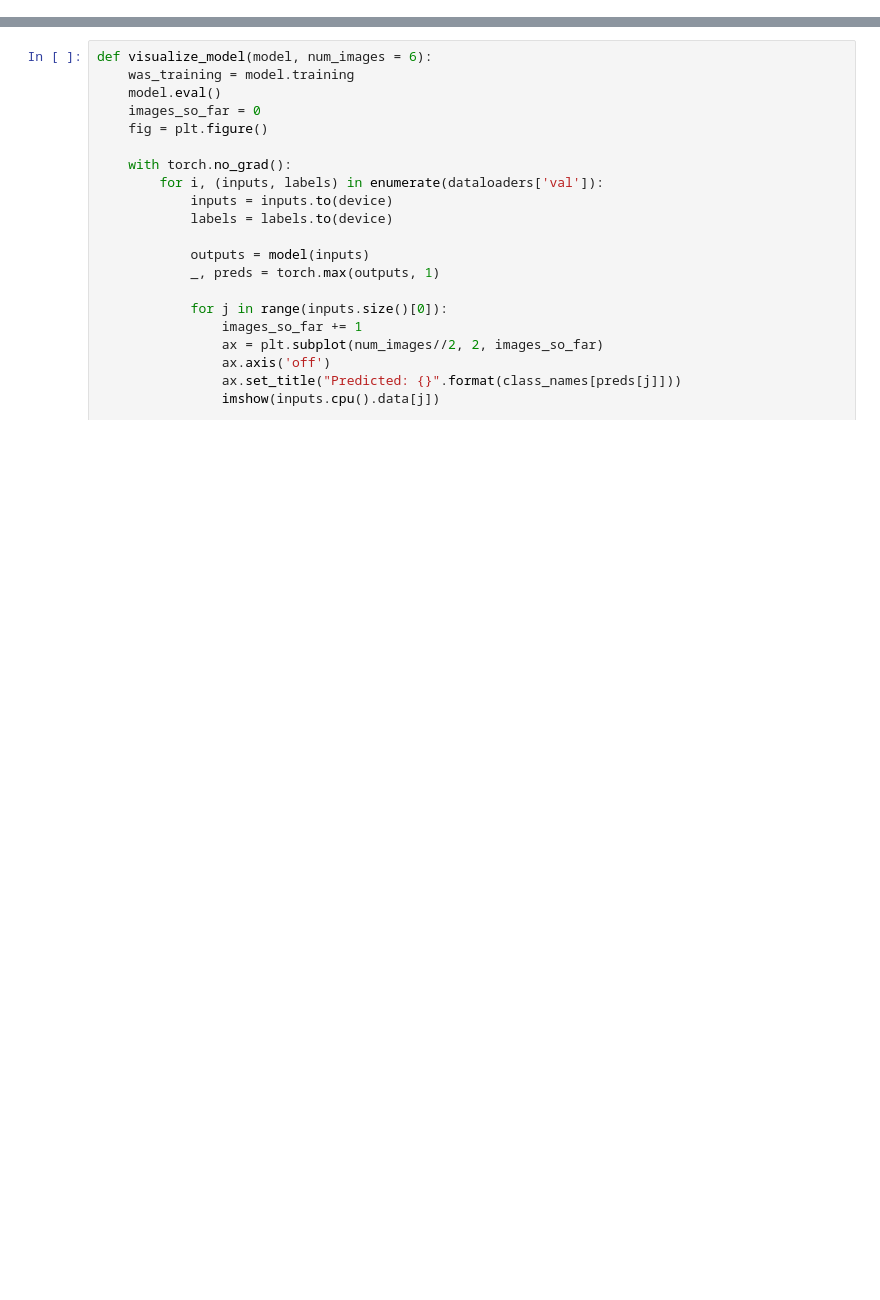
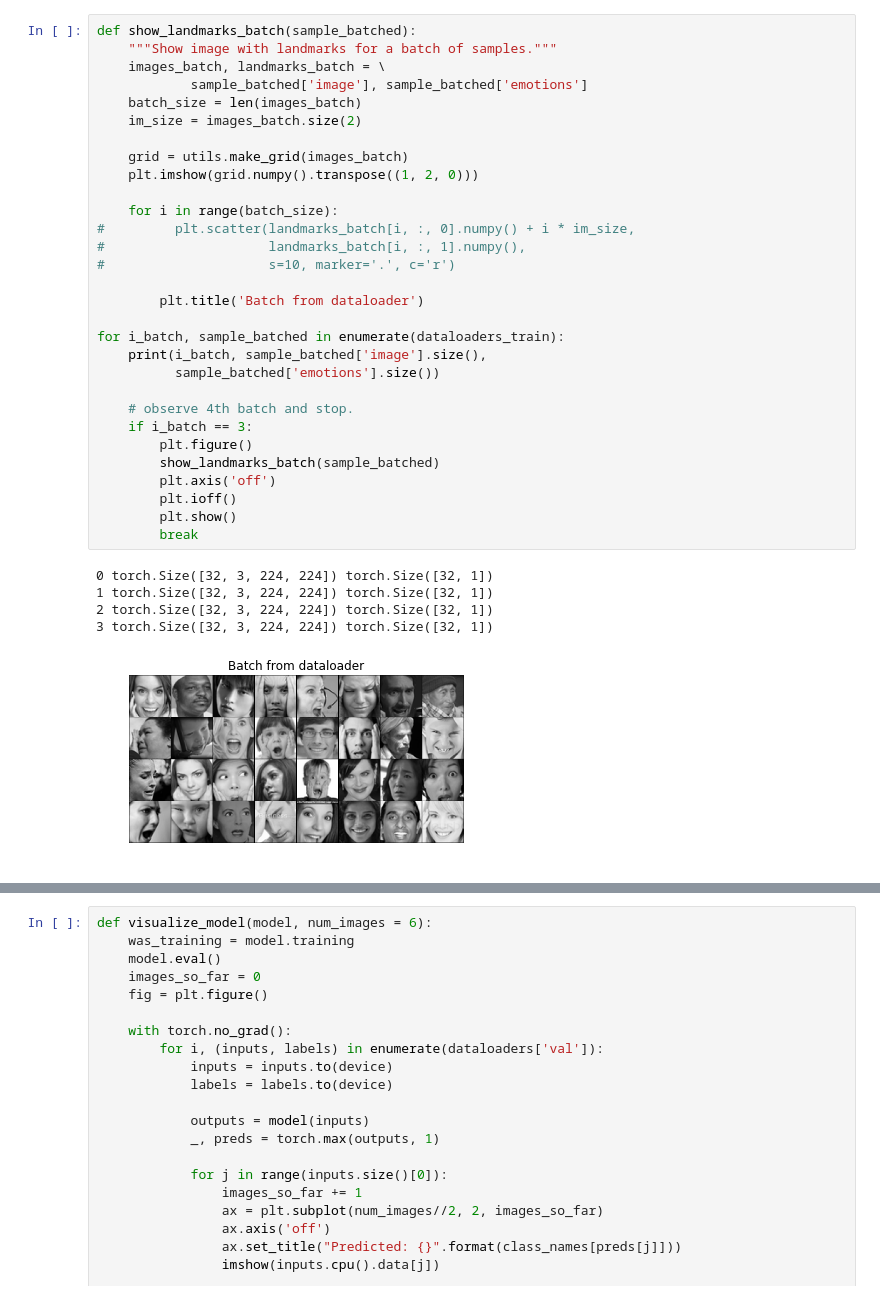
Before and after one commit to vlgiitr/Group-Level-Emotion-Recognition, a Jupyter notebook: Non-Aligned_Model_FERPlus_pre-trained.ipynb, the cells around one changed output, grey strips where cells are left out. Drawn from its saved outputs; the diff is of its cells as text; blank space fills up the shorter version.

```diff
--- a/Non-Aligned_Model_FERPlus_pre-trained.ipynb
+++ b/Non-Aligned_Model_FERPlus_pre-trained.ipynb
@@ -172,3 +243,39 @@ for i in range(len(face_dataset_valid)):
+# %%
+def show_landmarks_batch(sample_batched):
+    """Show image with landmarks for a batch of samples."""
+    images_batch, landmarks_batch = \
+            sample_batched['image'], sample_batched['emotions']
+    batch_size = len(images_batch)
+    im_size = images_batch.size(2)
+
+    grid = utils.make_grid(images_batch)
+    plt.imshow(grid.numpy().transpose((1, 2, 0)))
+
+    for i in range(batch_size):
+#         plt.scatter(landmarks_batch[i, :, 0].numpy() + i * im_size,
+#                     landmarks_batch[i, :, 1].numpy(),
+#                     s=10, marker='.', c='r')
+
+        plt.title('Batch from dataloader')
+
+for i_batch, sample_batched in enumerate(dataloaders_train):
+    print(i_batch, sample_batched['image'].size(),
+          sample_batched['emotions'].size())
+
+    # observe 4th batch and stop.
+    if i_batch == 3:
+        plt.figure()
+        show_landmarks_batch(sample_batched)
+        plt.axis('off')
+        plt.ioff()
+        plt.show()
+        break
+# %% [output]
+0 torch.Size([32, 3, 224, 224]) torch.Size([32, 1])
+1 torch.Size([32, 3, 224, 224]) torch.Size([32, 1])
+2 torch.Size([32, 3, 224, 224]) torch.Size([32, 1])
+3 torch.Size([32, 3, 224, 224]) torch.Size([32, 1])
+[figure, added]
 # %%
 def train_model(model, criterion, optimizer, scheduler, num_epochs = 25):
 
```
Also changed, not shown: parts of 19 cells of this notebook.
